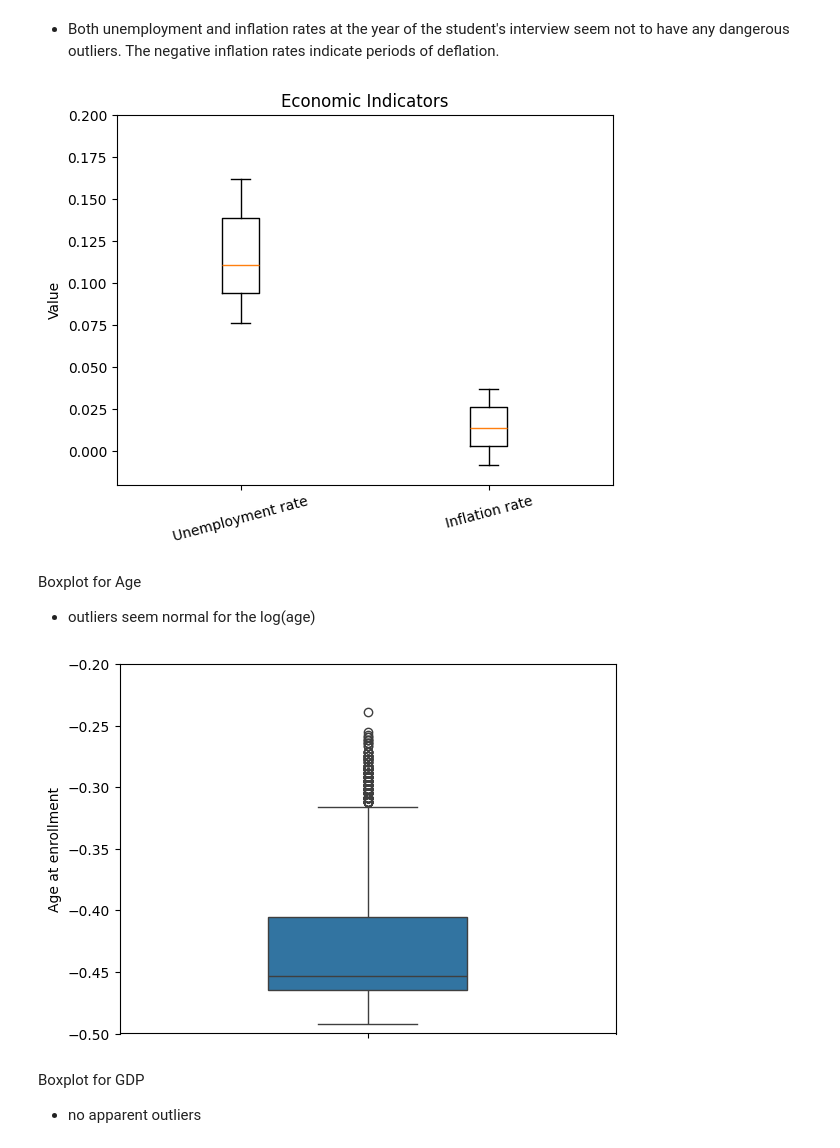
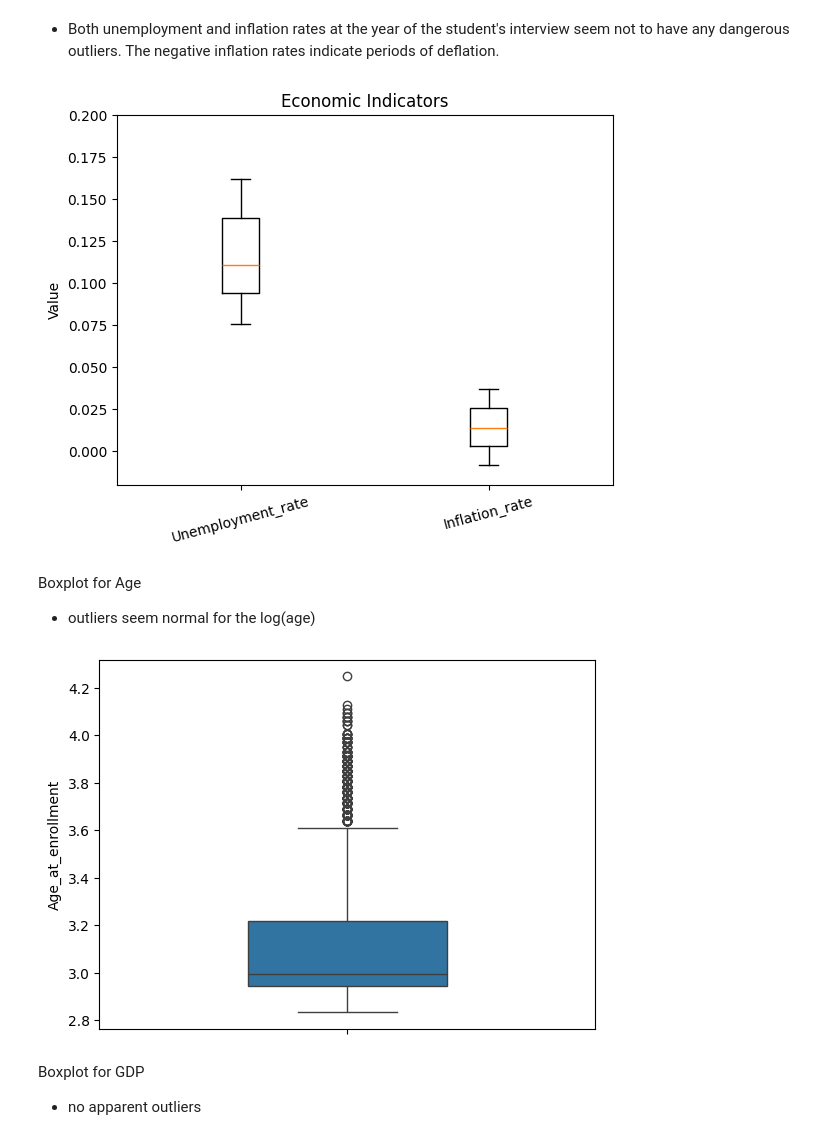
Before and after one commit to KaterynaTekmenzhi/CapstoneProject2025, a Jupyter notebook: Portugal_Data_Explore.ipynb, the cells around one changed output. Drawn from its saved outputs; the diff is of its cells as text; code cells hidden in the pictures.

```diff
--- a/Portugal_Data_Explore.ipynb
+++ b/Portugal_Data_Explore.ipynb
@@ -136,15 +172,15 @@ Standarizing variables because predictive modeling is sensitive to scaling
 # %%
 # Admission grade is out of 200 in Portugal
 # Standardizing will help both the audience understand and modeling results
-df['Admission grade'] = df['Admission grade']/2
-print(df['Admission grade'].head())
+df['Admission_grade'] = df['Admission_grade']/2
+print(df['Admission_grade'].head())
 
 # Doing the same for prev qualification
-df['Previous qualification (grade)'] = df['Previous qualification (grade)']/2
-print(df['Previous qualification (grade)'].head())
+df['Previous_qualification_(grade)'] = df['Previous_qualification_(grade)']/2
+print(df['Previous_qualification_(grade)'].head())
 
 #renaming the same column
-df.rename(columns={'Previous qualification (grade)': 'Previous qualification grade'}, inplace=True)
+df.rename(columns={'Previous_qualification_(grade)': 'Previous_qualification_grade'}, inplace=True)
 # %% [output]
 0    63.65
 1    71.25
@@ -164,11 +200,11 @@ Converting GDP and inflation rates from percentages into decimals
 df['GDP'] = df['GDP'] / 100
 print(df['GDP'].head())
 
-df['Inflation rate'] = df['Inflation rate'] / 100
-print(df['Inflation rate'].head())
+df['Inflation_rate'] = df['Inflation_rate'] / 100
+print(df['Inflation_rate'].head())
 
-df['Unemployment rate'] = df['Unemployment rate'] / 100
-print(df['Unemployment rate'].head())
+df['Unemployment_rate'] = df['Unemployment_rate'] / 100
+print(df['Unemployment_rate'].head())
 # %% [output]
 0    0.0174
 1    0.0079
@@ -201,5 +237,5 @@ Transforming Age at enrollment
 # %%
 # age is skewed to the right so we will take the log
 
-df["Age at enrollment"] = np.log(df["Age at enrollment"])
+df["Age_at_enrollment"] = np.log(df["Age_at_enrollment"])
 # %% [markdown]
@@ -207,6 +243,6 @@ df["Age at enrollment"] = np.log(df["Age at enrollment"])
 # %%
 # Selecting continous data (just for correlation usage)
 cont_df = df.select_dtypes(include=['float64'])
-cont_df['Age at enrollment'] = df['Age at enrollment']
+cont_df['Age_at_enrollment'] = df['Age_at_enrollment']
 print(cont_df.head())
 # %% [output]
@@ -252,8 +288,8 @@ plt.show()
 - Both unemployment and inflation rates at the year of the student's interview seem not to have any dangerous outliers. The negative inflation rates indicate periods of deflation.
 # %%
 data_dict = {
-    "Unemployment rate": df["Unemployment rate"],
-    "Inflation rate": df["Inflation rate"]
+    "Unemployment_rate": df["Unemployment_rate"],
+    "Inflation_rate": df["Inflation_rate"]
 }
 
 # Creating the boxplot
@@ -264,17 +300,17 @@ plt.xticks(rotation=15)
 plt.ylim(-0.02, 0.20)
 plt.show()
 # %% [output]
-[figure, old version]
+[figure, new version]
 # %% [markdown]
 Boxplot for Age
 - outliers seem normal for the log(age)
 # %%
-sns.boxplot(y=df['Age at enrollment'], width = 0.4)
+sns.boxplot(y=cont_df['Age_at_enrollment'], width = 0.4)
 
-plt.ylim(- 0.50, -0.20)
+# plt.ylim(- 0.50, -0.20)
 plt.show()
 # %% [output]
-[figure, old version]
+[figure, new version]
 # %% [markdown]
 Boxplot for GDP
 - no apparent outliers
```
Also changed, not shown: parts of 50 cells of this notebook.
